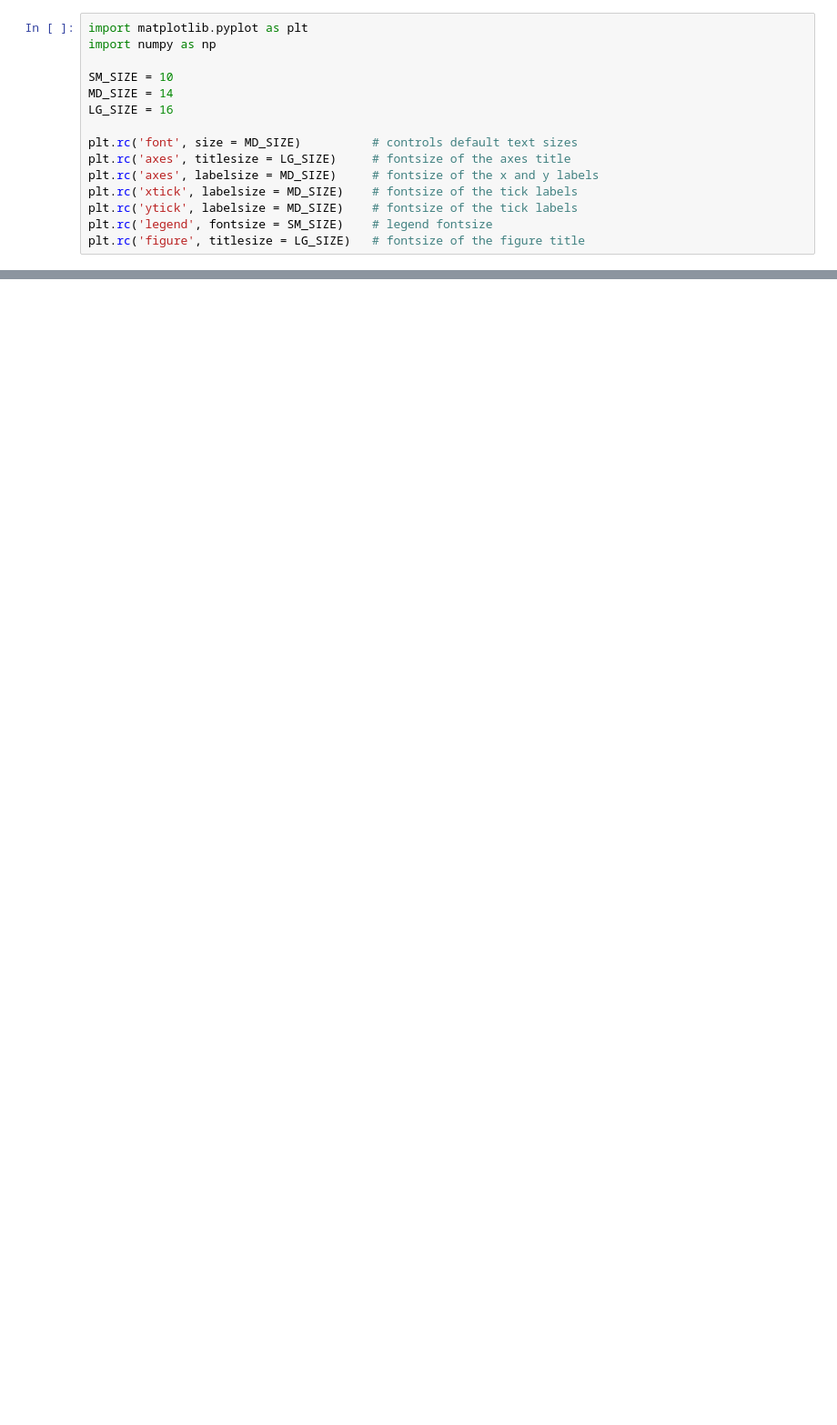
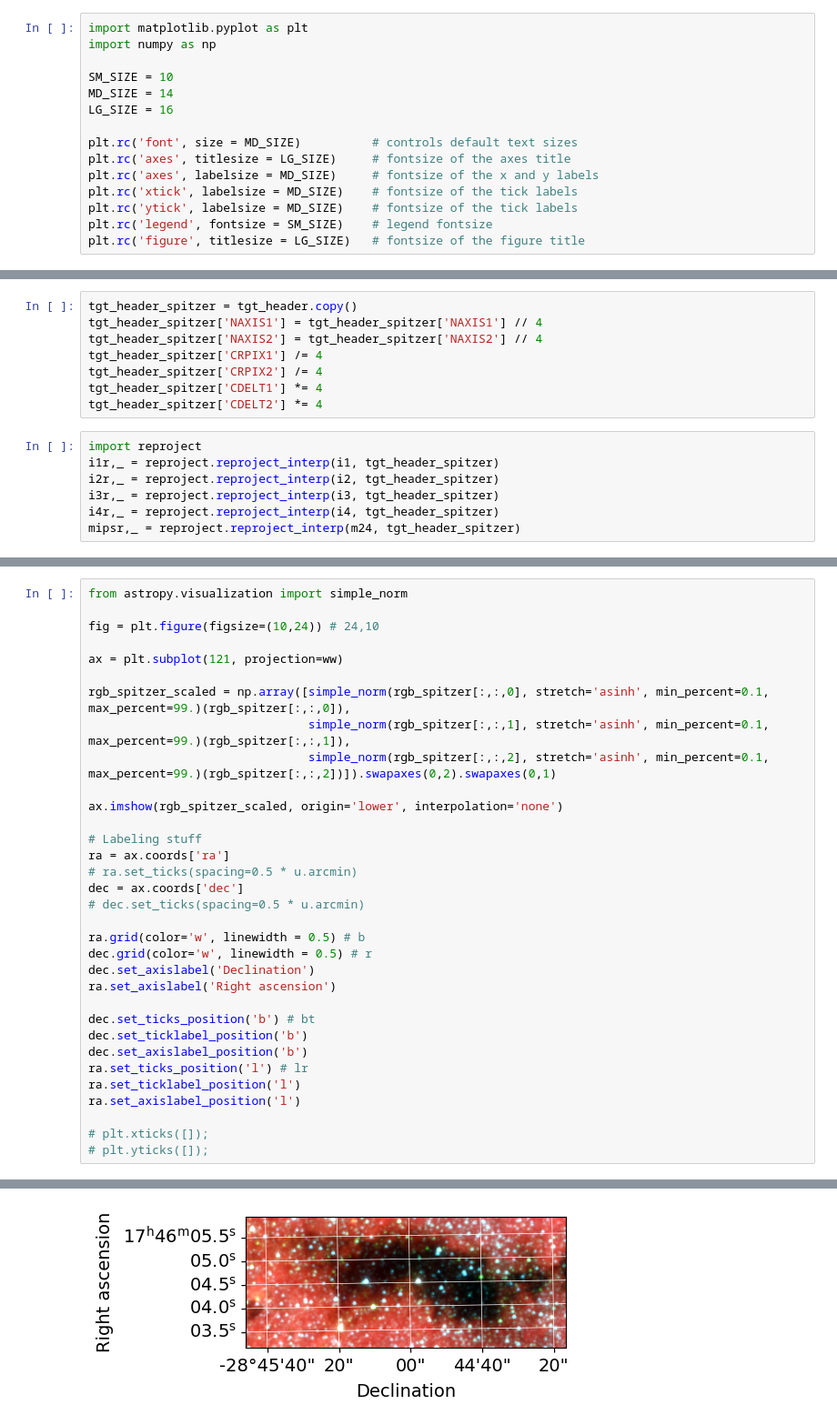
Before and after one commit to abulatek/brick, a Jupyter notebook: dasar/larger_context.ipynb, the cells around one changed output, grey strips where cells are left out. Shown at 91% size. Saved outputs shown, nothing was run; the diff lists cells and outputs as text; blank space fills up the shorter version.

```diff
--- a/dasar/larger_context.ipynb
+++ b/dasar/larger_context.ipynb
@@ -86,0 +43,15 @@ ValueError: zero-size array to reduction operation minimum which has no identity
+# %%
+tgt_header_spitzer = tgt_header.copy()
+tgt_header_spitzer['NAXIS1'] = tgt_header_spitzer['NAXIS1'] // 4
+tgt_header_spitzer['NAXIS2'] = tgt_header_spitzer['NAXIS2'] // 4
+tgt_header_spitzer['CRPIX1'] /= 4
+tgt_header_spitzer['CRPIX2'] /= 4
+tgt_header_spitzer['CDELT1'] *= 4
+tgt_header_spitzer['CDELT2'] *= 4
+# %%
+import reproject
+i1r,_ = reproject.reproject_interp(i1, tgt_header_spitzer)
+i2r,_ = reproject.reproject_interp(i2, tgt_header_spitzer)
+i3r,_ = reproject.reproject_interp(i3, tgt_header_spitzer)
+i4r,_ = reproject.reproject_interp(i4, tgt_header_spitzer)
+mipsr,_ = reproject.reproject_interp(m24, tgt_header_spitzer)
@@ -86,0 +95,34 @@ ValueError: zero-size array to reduction operation minimum which has no identity
+# %%
+from astropy.visualization import simple_norm
+
+fig = plt.figure(figsize=(10,24)) # 24,10
+
+ax = plt.subplot(121, projection=ww)
+
+rgb_spitzer_scaled = np.array([simple_norm(rgb_spitzer[:,:,0], stretch='asinh', min_percent=0.1, max_percent=99.)(rgb_spitzer[:,:,0]),
+                               simple_norm(rgb_spitzer[:,:,1], stretch='asinh', min_percent=0.1, max_percent=99.)(rgb_spitzer[:,:,1]),
+                               simple_norm(rgb_spitzer[:,:,2], stretch='asinh', min_percent=0.1, max_percent=99.)(rgb_spitzer[:,:,2])]).swapaxes(0,2).swapaxes(0,1)
+
+ax.imshow(rgb_spitzer_scaled, origin='lower', interpolation='none')
+
+# Labeling stuff
+ra = ax.coords['ra']
+# ra.set_ticks(spacing=0.5 * u.arcmin)
+dec = ax.coords['dec']
+# dec.set_ticks(spacing=0.5 * u.arcmin)
+
+ra.grid(color='w', linewidth = 0.5) # b
+dec.grid(color='w', linewidth = 0.5) # r
+dec.set_axislabel('Declination')
+ra.set_axislabel('Right ascension')
+
+dec.set_ticks_position('b') # bt
+dec.set_ticklabel_position('b')
+dec.set_axislabel_position('b')
+ra.set_ticks_position('l') # lr
+ra.set_ticklabel_position('l')
+ra.set_axislabel_position('l')
+
+# plt.xticks([]);
+# plt.yticks([]);
+# %% [output]
@@ -86,0 +130 @@ ValueError: zero-size array to reduction operation minimum which has no identity
+[figure, added]
```
Also changed, not shown: parts of 8 cells of this notebook, 7 other files.
